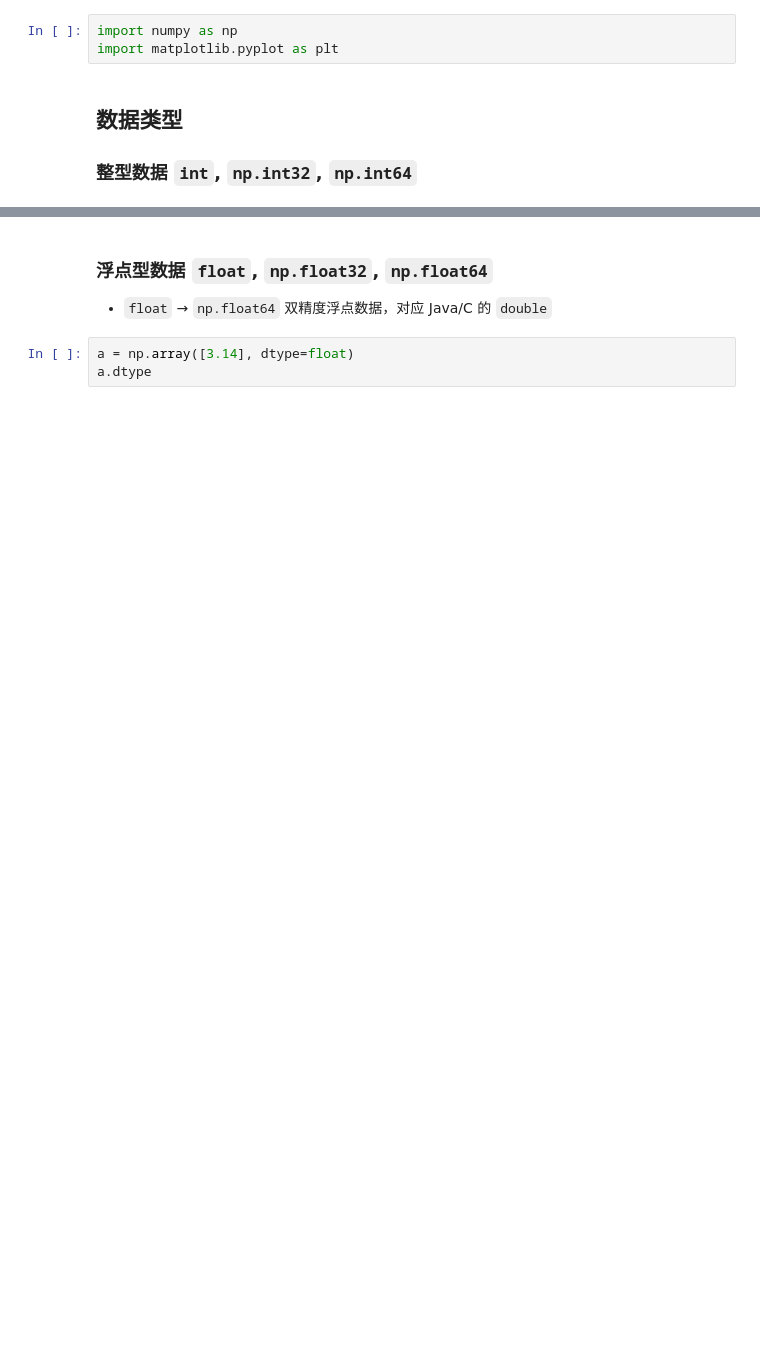
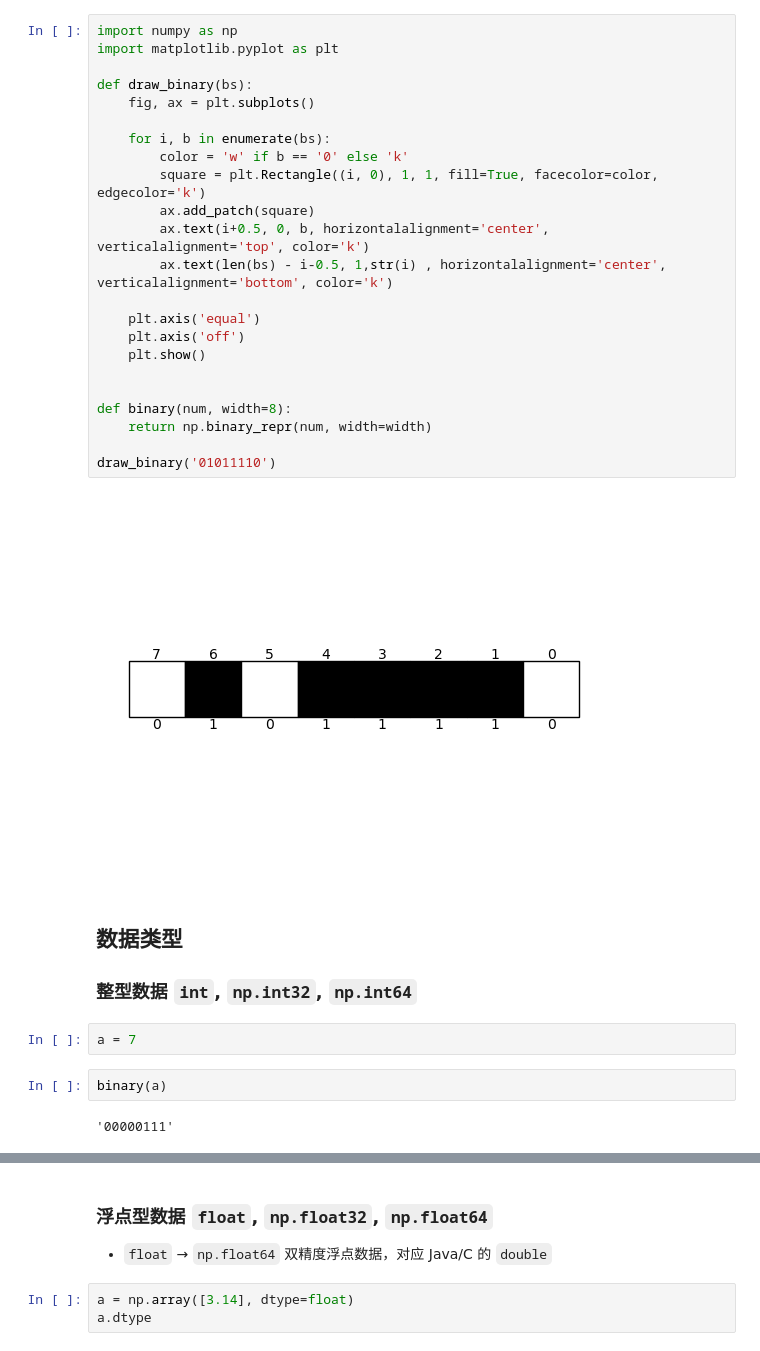
Before and after one commit to amomorning/py5-tectonics, a Jupyter notebook: teaching/numpy_basic.ipynb, the cells around one changed output, grey strips where cells are left out. Cells and saved outputs as stored; diff of their text form; blank space fills up the shorter version.

```diff
--- a/teaching/numpy_basic.ipynb
+++ b/teaching/numpy_basic.ipynb
@@ -1,7 +1,35 @@
 # %%
 import numpy as np
 import matplotlib.pyplot as plt
+
+def draw_binary(bs):
+    fig, ax = plt.subplots()
+
+    for i, b in enumerate(bs):
+        color = 'w' if b == '0' else 'k'
+        square = plt.Rectangle((i, 0), 1, 1, fill=True, facecolor=color, edgecolor='k')
+        ax.add_patch(square)
+        ax.text(i+0.5, 0, b, horizontalalignment='center', verticalalignment='top', color='k')
+        ax.text(len(bs) - i-0.5, 1,str(i) , horizontalalignment='center', verticalalignment='bottom', color='k')
+
+    plt.axis('equal')
+    plt.axis('off')
+    plt.show()
+
+
+def binary(num, width=8):
+    return np.binary_repr(num, width=width)
+
+draw_binary('01011110')
+# %% [output]
+[figure, added]
 # %% [markdown]
 ## 数据类型
 
 ### 整型数据 `int`, `np.int32`, `np.int64`
+# %%
+a = 7
+# %%
+binary(a)
+# %% [output]
+'00000111'
```
Also changed, not shown: parts of 35 cells of this notebook, 2 other files.
